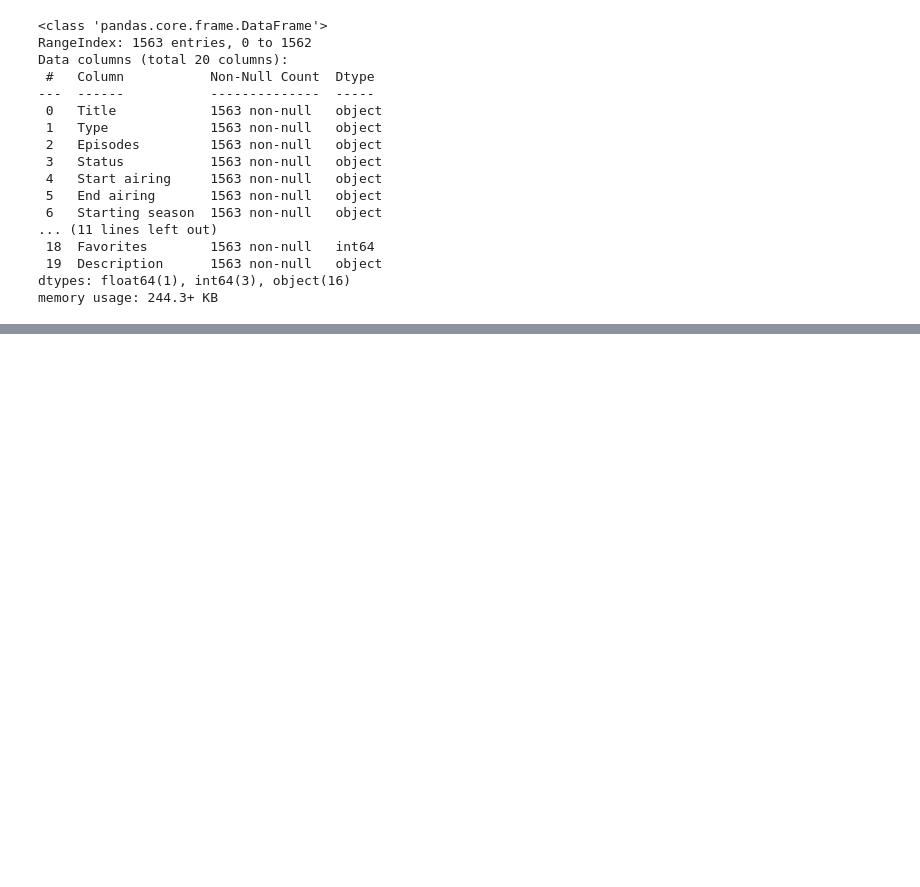
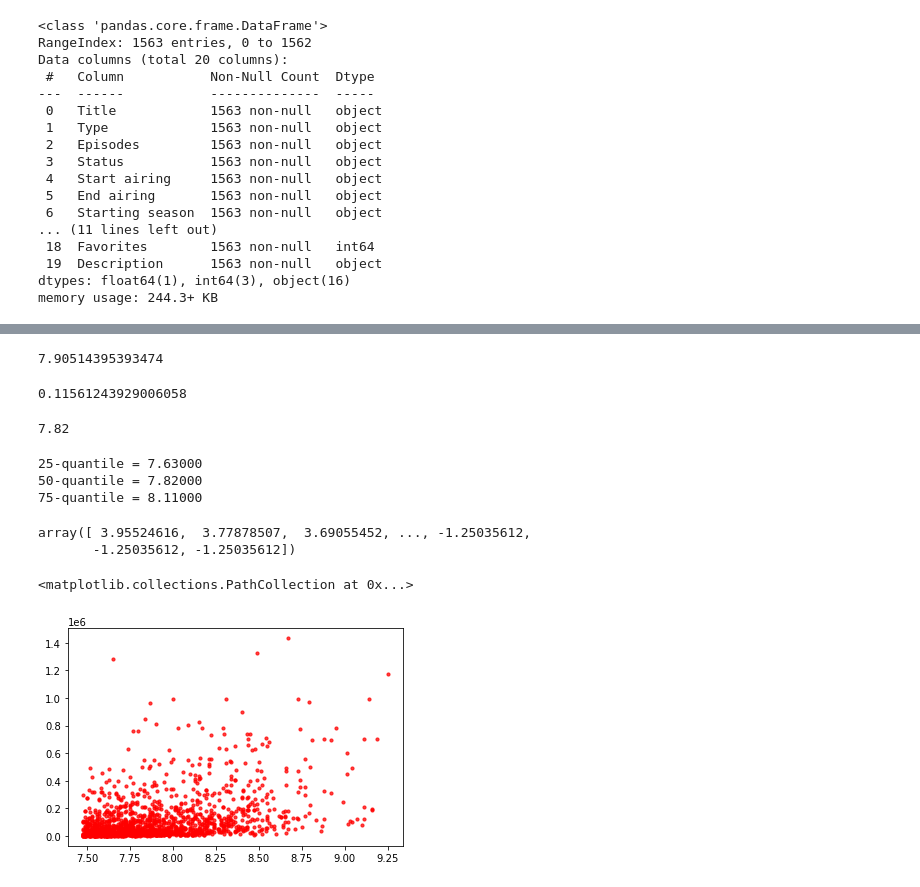
Before and after one commit to Niruksorp/MSOLab, a Jupyter notebook: Lab1/lab1mso.ipynb, the cells around one changed output, grey strips where cells are left out. Cells and saved outputs as stored; diff of their text form; code cells hidden in the pictures; blank space fills up the shorter version.

```diff
--- a/Lab1/lab1mso.ipynb
+++ b/Lab1/lab1mso.ipynb
@@ -56,0 +65,43 @@ median = np.median(x)
+# %%
+#Матожидание
+np.nanmean(data['Score'])
+# %% [output]
+7.90514395393474
+# %%
+#Дисперсия
+np.nanvar(data['Score'])
+# %% [output]
+0.11561243929006058
+# %%
+#Медиана
+np.nanmedian(data['Score'])
+# %% [output]
+7.82
+# %%
+#Средне квадратическое отклонение
+np.nanstd(data['Score'])
+#Квантили
+print(f"25-quantile = {np.quantile(data['Score'], 0.25):.5f}")
+print(f"50-quantile = {np.quantile(data['Score'], 0.50):.5f}")
+print(f"75-quantile = {np.quantile(data['Score'], 0.75):.5f}")
+# %% [output]
+25-quantile = 7.63000
+50-quantile = 7.82000
+75-quantile = 8.11000
+# %%
+#Стандартизируйте набор данных по любой оси.
+#Центрируйте по среднему значению и по компонентной шкале к единичной дисперсии.
+preprocessing.scale(data['Score'])
+# %% [output]
+array([ 3.95524616,  3.77878507,  3.69055452, ..., -1.25035612,
+       -1.25035612, -1.25035612])
+# %%
+#_, ax = plt.subplots()
+#ax.scatter(data['Score'], data['Favorites'], s = 10, color = "r", alpha = 0.75)
+#bx = plt.subplots()
+#bx.scatter(data['Score'], data['Members'], s = 10, color = "r", alpha = 0.75)
+_, ax = plt.subplots()
+ax.scatter(data['Score'], data['Members'], s = 10, color = "r", alpha = 0.75)
+# %% [output]
+<matplotlib.collections.PathCollection at 0x...>
+[figure, added]
```
Also changed, not shown: parts of 4 cells of this notebook.
